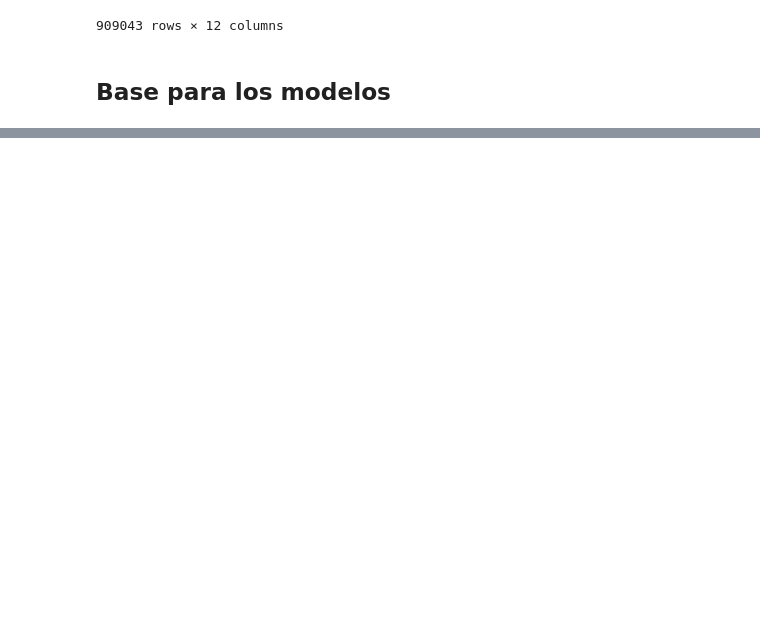
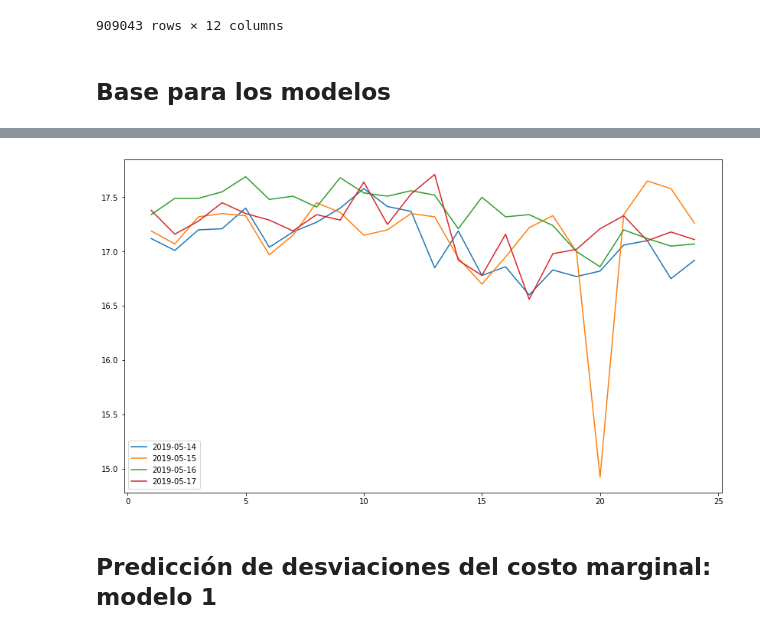
Before and after one commit to kathe30/Desafio-Spike, a Jupyter notebook: Desafío Spike.ipynb, the cells around one changed output, grey strips where cells are left out. Saved outputs shown, nothing was run; the diff lists cells and outputs as text; code cells hidden in the pictures; blank space fills up the shorter version.

```diff
--- a/Desafío Spike.ipynb
+++ b/Desafío Spike.ipynb
@@ -321,0 +410,5 @@ NameError: name 'pd' is not defined
+# %%
+lista_de_fechas2=['2019-05-14','2019-05-15','2019-05-16','2019-05-17']
+plot_SE_var_diaria('SE106G216','gen_termica_total_mwh',lista_de_fechas2)
+# %% [output]
+[figure, added]
@@ -321,0 +420,2 @@ NameError: name 'pd' is not defined
+# %% [markdown]
+## Predicción de desviaciones del costo marginal: modelo 1
```
Also changed, not shown: parts of 17 cells of this notebook.
